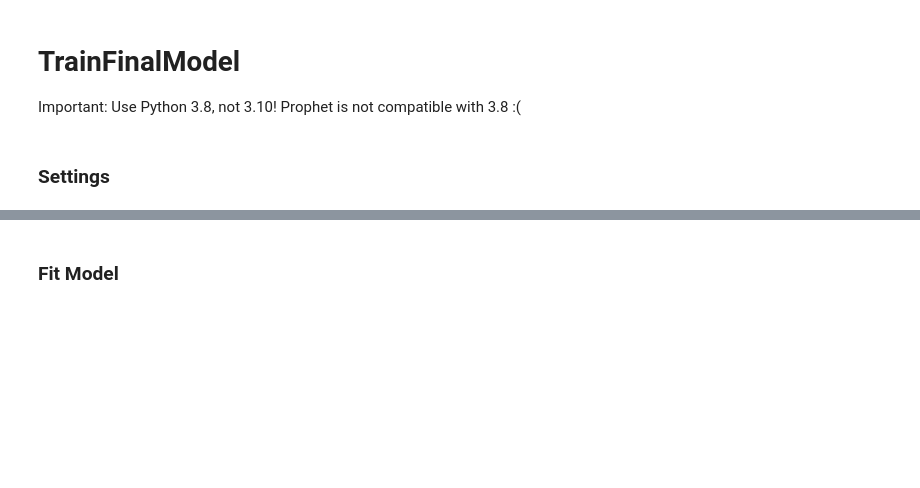
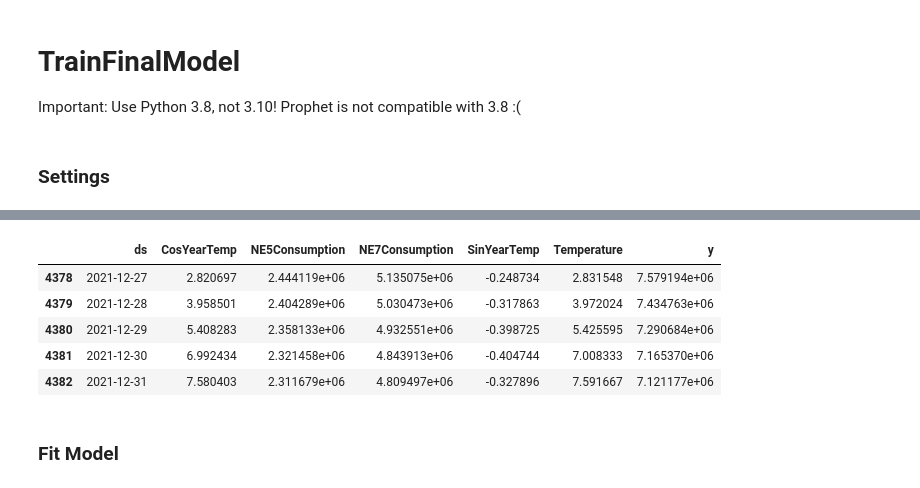
Before and after one commit to nzzdev/energyconsumption-zurich-model, a Jupyter notebook: src/TrainFinalModel.ipynb, the cells around one changed output, grey strips where cells are left out. Saved outputs shown, nothing was run; the diff lists cells and outputs as text; code cells hidden in the pictures; blank space fills up the shorter version.

```diff
--- a/src/TrainFinalModel.ipynb
+++ b/src/TrainFinalModel.ipynb
@@ -40,12 +42,20 @@ USE_HOLIDAYS = False
 # %%
 train = pd.read_parquet(TRAIN_DATA_PATH, engine='pyarrow')
 train['Date'] = pd.to_datetime(train['Date'])
 train['y'] = train['NE5Consumption'] + train['NE7Consumption']
 train['CosYearTemp'] = train.apply(lambda row: row['Temperature'] * math.cos(row['Date'].dayofyear * 2 * math.pi / 365), axis=1)
 train['SinYearTemp'] = train.apply(lambda row: row['Temperature'] * math.sin(row['Date'].dayofyear * 2 * math.pi / 365), axis=1)
 train.rename(columns={'Date': 'ds'}, inplace=True)
 train = train.sort_values('ds')
-train = train.rolling(window=ROLLING_WINDOW, on='ds').mean().dropna()[:-ROLLING_WINDOW]
+train = train.rolling(window=ROLLING_WINDOW, on='ds').mean().dropna()#[:-ROLLING_WINDOW]
+train.tail()
+# %% [output]
+|  | ds | CosYearTemp | NE5Consumption | NE7Consumption | SinYearTemp | Temperature | y |
+| 4378 | 2021-12-27 | 2.820697 | 2.444119e+06 | 5.135075e+06 | -0.248734 | 2.831548 | 7.579194e+06 |
+| 4379 | 2021-12-28 | 3.958501 | 2.404289e+06 | 5.030473e+06 | -0.317863 | 3.972024 | 7.434763e+06 |
+| 4380 | 2021-12-29 | 5.408283 | 2.358133e+06 | 4.932551e+06 | -0.398725 | 5.425595 | 7.290684e+06 |
+| 4381 | 2021-12-30 | 6.992434 | 2.321458e+06 | 4.843913e+06 | -0.404744 | 7.008333 | 7.165370e+06 |
+| 4382 | 2021-12-31 | 7.580403 | 2.311679e+06 | 4.809497e+06 | -0.327896 | 7.591667 | 7.121177e+06 |
 # %%
 # add covid as a one-off holiday
 covid = pd.DataFrame([
```
Also changed, not shown: parts of 2 cells of this notebook.
